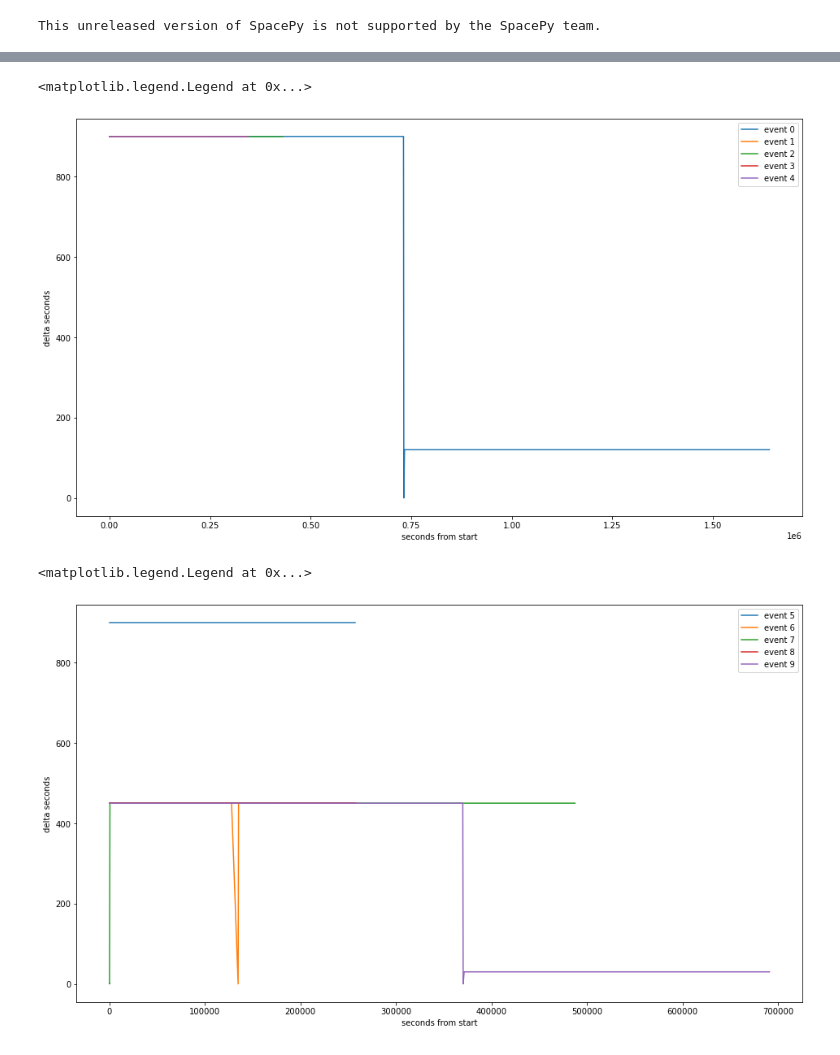
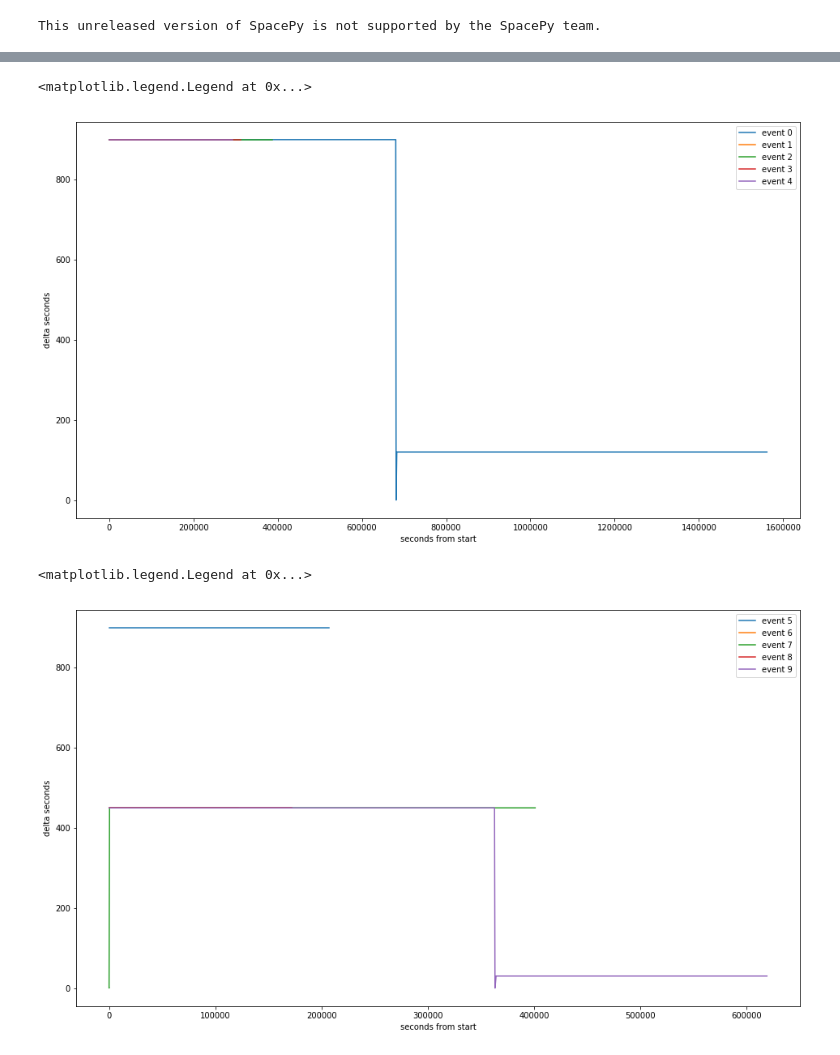
Before and after one commit to asher-m/thesis, a Jupyter notebook: epoch_delta.ipynb, the cells around one changed output, grey strips where cells are left out. Drawn from its saved outputs; the diff is of its cells as text; code cells hidden in the pictures.

```diff
--- a/epoch_delta.ipynb
+++ b/epoch_delta.ipynb
@@ -25,8 +25,8 @@ d.datasets
 plt.figure(figsize=(16, 9))
 
 for i in range(0, 5):
-    plt.plot((d.eventdata[i]['psp_isois-epilo_l2-ic']['Epoch_ChanP'] - d.eventdata[i]['psp_isois-epilo_l2-ic']['Epoch_ChanP'][0]) / 1e9,
-             d.eventdata[i]['psp_isois-epilo_l2-ic']['Epoch_ChanP_DELTA'] / 1e9,
+    plt.plot((d.eventdata[i]['ChanP']['epoch'] - d.eventdata[i]['ChanP']['epoch'][0]) / 1e9,
+             d.eventdata[i]['ChanP']['epoch_delta'] / 1e9,
              label=f'event {i}')
 
 plt.xlabel('seconds from start')
@@ -34,21 +34,21 @@ plt.ylabel('delta seconds')
 plt.legend()
 # %% [output]
 <matplotlib.legend.Legend at 0x...>
-[figure, old version]
+[figure, new version]
 # %%
 plt.figure(figsize=(16, 9))
 
 for i in range(5, 10):
-    plt.plot((d.eventdata[i]['psp_isois-epilo_l2-ic']['Epoch_ChanP'] - d.eventdata[i]['psp_isois-epilo_l2-ic']['Epoch_ChanP'][0]) / 1e9,
-             d.eventdata[i]['psp_isois-epilo_l2-ic']['Epoch_ChanP_DELTA'] / 1e9,
+    plt.plot((d.eventdata[i]['ChanP']['epoch'] - d.eventdata[i]['ChanP']['epoch'][0]) / 1e9,
+             d.eventdata[i]['ChanP']['epoch_delta'] / 1e9,
              label=f'event {i}')
 
 plt.xlabel('seconds from start')
 plt.ylabel('delta seconds')
 plt.legend()
 # %% [output]
 <matplotlib.legend.Legend at 0x...>
-[figure, old version]
+[figure, new version]
 # %%
 plt.figure(figsize=(16, 9))
 
```
Also changed, not shown: parts of 4 cells of this notebook, 2 other files.
